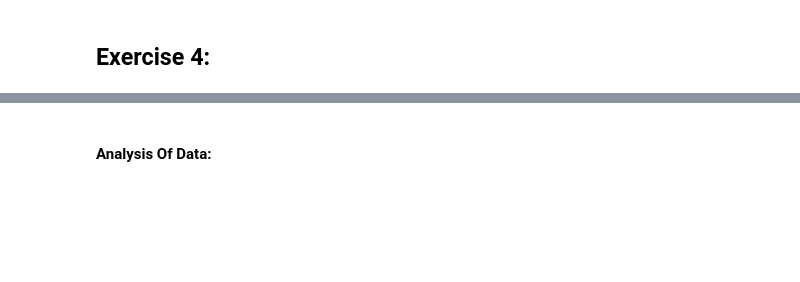
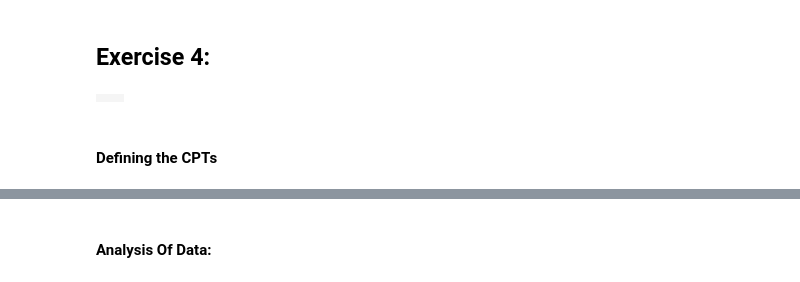
Before and after one commit to MushtabaA/ENCM509-Labs, a Jupyter notebook: Assignment 8/Lab08_Mushtaba_Al Yasseen_Usman_Khan_2024W.ipynb, the cells around one changed output, grey strips where cells are left out. Saved outputs shown, nothing was run; the diff lists cells and outputs as text; code cells hidden in the pictures; blank space fills up the shorter version.

```diff
--- a/Assignment 8/Lab08_Mushtaba_Al Yasseen_Usman_Khan_2024W.ipynb
+++ b/Assignment 8/Lab08_Mushtaba_Al Yasseen_Usman_Khan_2024W.ipynb
@@ -145,0 +174,10 @@ P(Fever = T, Cold = T, Winter = F): 9.4500%
+# %%
+bn = gum.fastBN('Age{0-9|10-19|20-29|30-39|40-49|50-59|60-69|70-79|80-89|90-99}->Susceptibility{low|medium|high};' +
+                'Gender{male|female}->Susceptibility;')
+
+
+gnb.sideBySide(bn, gnb.getInference(bn, size='30'))
+# %% [output]
+|  |  |
+# %% [markdown]
+#### Defining the CPTs
```
Also changed, not shown: parts of 16 cells of this notebook, 6 other files.
